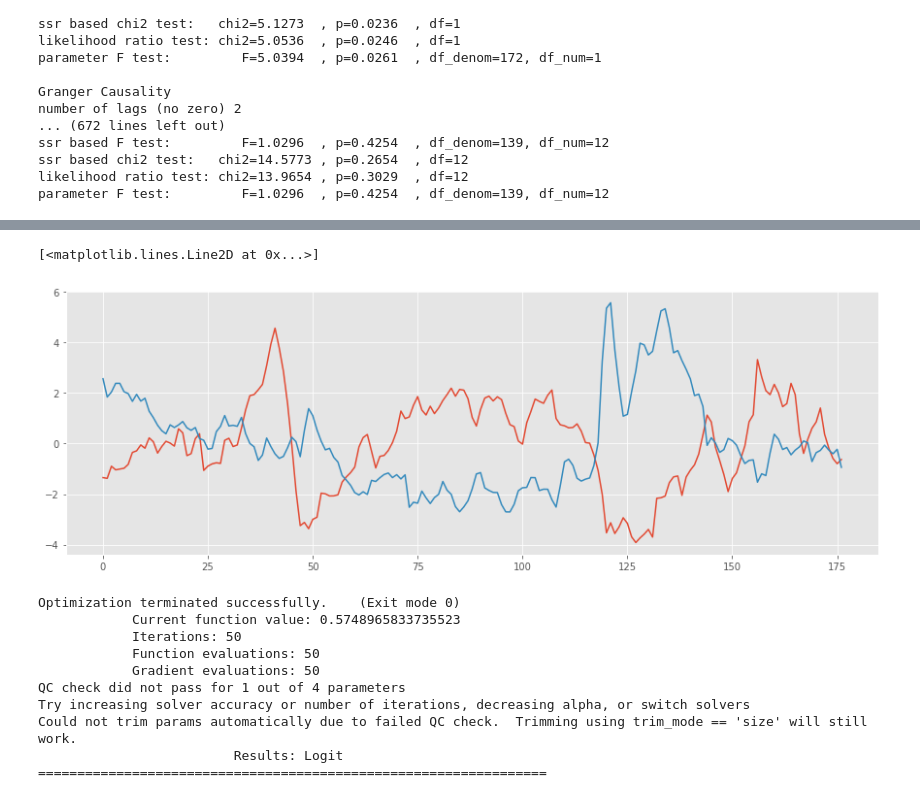
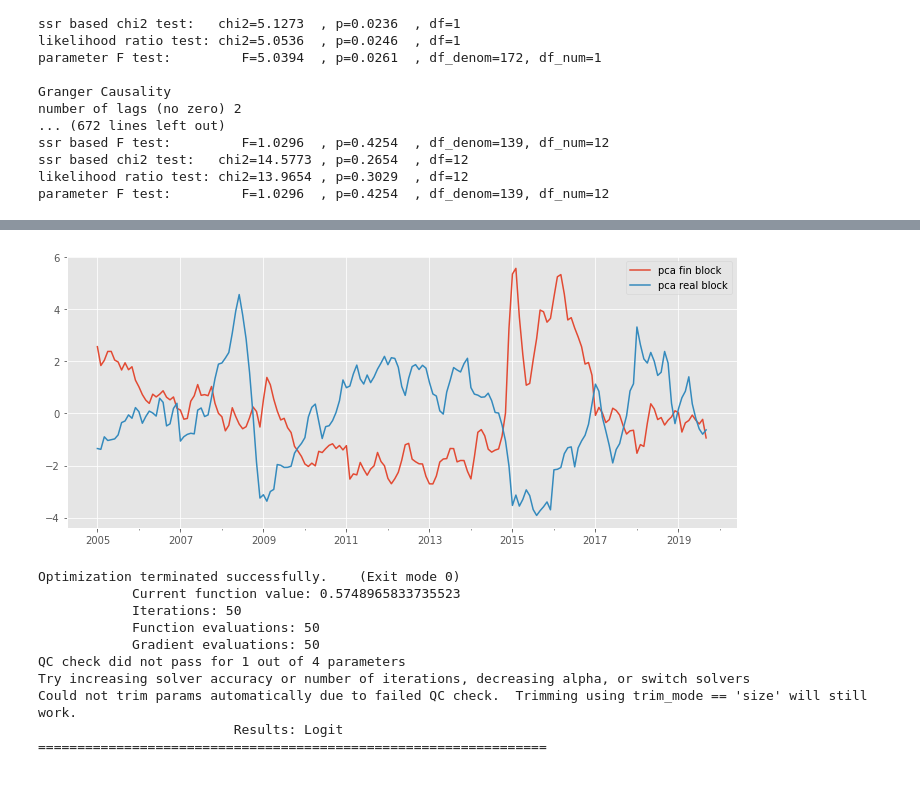
Before and after one commit to KosarevVS/CNN_TS, a Jupyter notebook: deep_cycle.ipynb, the cells around one changed output, grey strips where cells are left out. Drawn from its saved outputs; the diff is of its cells as text; code cells hidden in the pictures.

```diff
--- a/deep_cycle.ipynb
+++ b/deep_cycle.ipynb
@@ -799,11 +907,18 @@ pca_financ_block=pca.fit_transform(preproc(financ_block))
 # %%
-plt.plot(pca_real_block)
-plt.plot(pca_financ_block)
+f_pca=pd.Series(pca_financ_block.flatten(),index=financ_block.index,name='pca fin block')
+r_pca=pd.Series(pca_real_block.flatten(),index=financ_block.index,name='pca real block')
+fig3=pd.concat([f_pca,r_pca],axis=1).plot(figsize=(12,5)).get_figure()
+# plt.plot(pca_financ_block)
 # fplot(real_block.index, preproc(real_block.X13final),pd.Series(pca_financ_block.flatten()),real_block.CA_binar,1)
 # fplot(real_block.index, preproc(real_block.X13final),pd.Series(pca_real_block.flatten()),real_block.CA_binar,1)
+# real_pd=pd.Series(pca_real_block.flatten(),index=real_block.index)
+# finac_pd=pd.Series(pca_financ_block.flatten(),index=financ_block.index)
+
+# candidate_series=finac_pd
+# dd=pd.concat([real_block.X13final,candidate_series],axis=1)
+# grangercausalitytests(dd, maxlag=12, addconst=True, verbose=True).values
 # %% [output]
-[<matplotlib.lines.Line2D at 0x...>]
-[figure, old version]
+[figure, new version]
 # %%
 a=real_block['CA_binar'].values#отбрасываем последнее значение, т.к. нам им нечем предсказывать, предполагая, что лаг -1
 ipp_=np.where(a==-1, 0, a)[1:]#t значение бинарной соответсвует t-1 значение индекса
```
Also changed, not shown: parts of 36 cells of this notebook, 1 other file.
